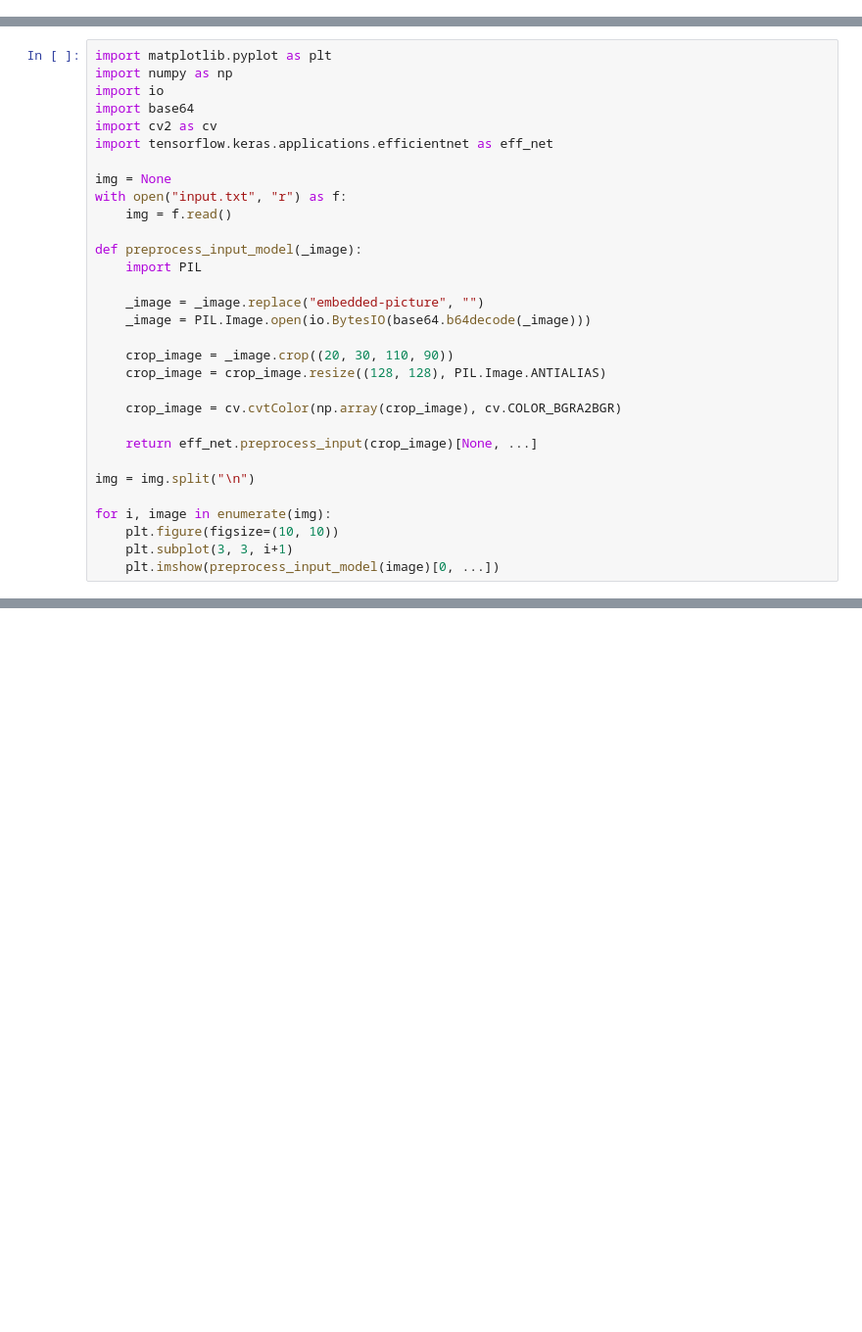
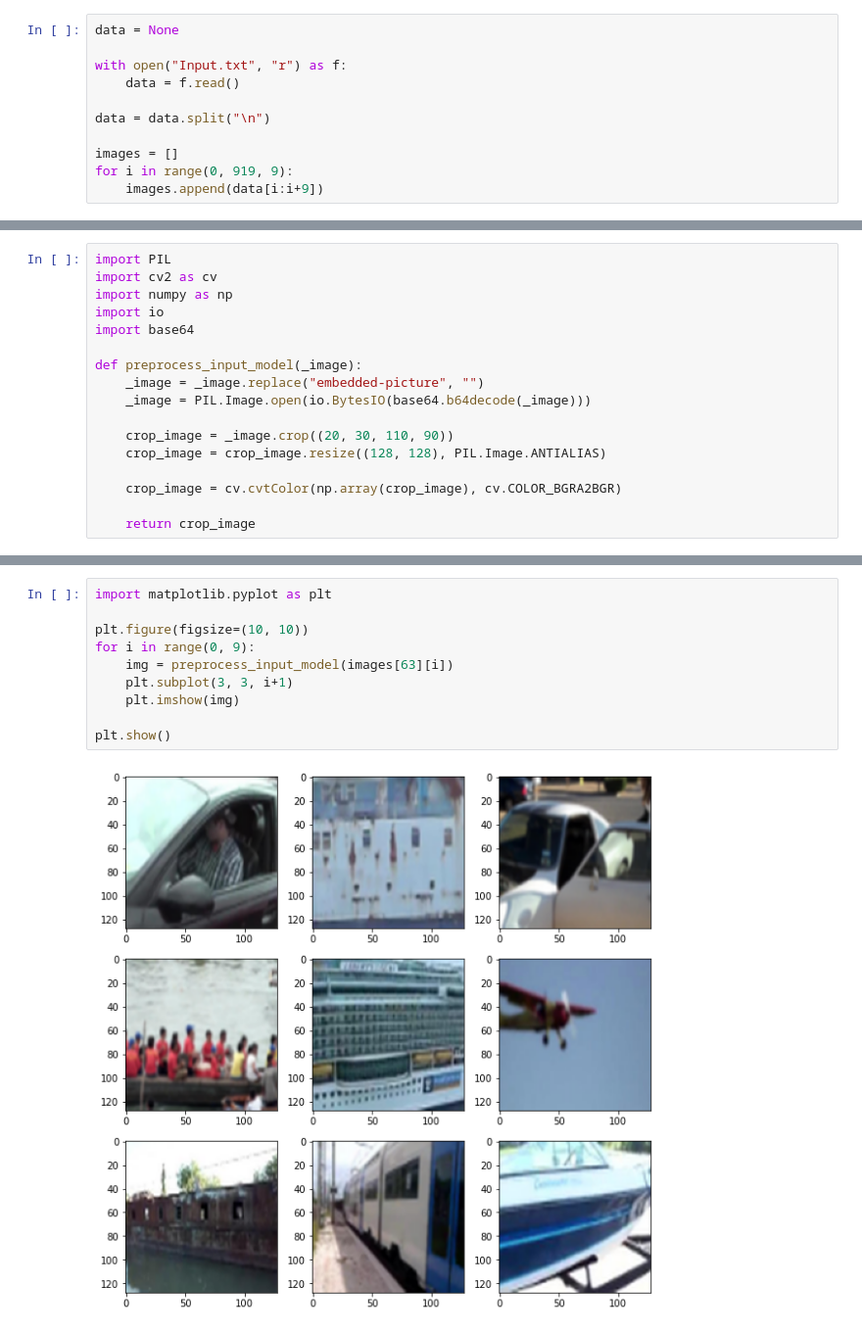
Before and after one commit to HardTile/ReCaptcher, a Jupyter notebook: Тестирование post-запросов.ipynb, the cells around one changed output, grey strips where cells are left out. Shown: that part at 98% size. Cells and saved outputs as stored; diff of their text form; blank space fills up the shorter version.

```diff
--- a/Тестирование post-запросов.ipynb
+++ b/Тестирование post-запросов.ipynb
@@ -15 +6,12 @@ print(res.get_json())
+# %%
+data = None
+
+with open("Input.txt", "r") as f:
+    data = f.read()
+
+data = data.split("\n")
+
+images = []
+for i in range(0, 919, 9):
+    images.append(data[i:i+9])
 # %%
@@ -28,18 +70,11 @@ print(response)
 # %%
-import matplotlib.pyplot as plt
+import PIL
+import cv2 as cv
 import numpy as np
 import io
 import base64
-import cv2 as cv
-import tensorflow.keras.applications.efficientnet as eff_net
-
-img = None
-with open("input.txt", "r") as f:
-    img = f.read()
 
 def preprocess_input_model(_image):
-    import PIL
-
     _image = _image.replace("embedded-picture", "")
     _image = PIL.Image.open(io.BytesIO(base64.b64decode(_image)))
 
@@ -48,11 +83,4 @@ def preprocess_input_model(_image):
 
     crop_image = cv.cvtColor(np.array(crop_image), cv.COLOR_BGRA2BGR)
 
-    return eff_net.preprocess_input(crop_image)[None, ...]
-
-img = img.split("\n")
-
-for i, image in enumerate(img):
-    plt.figure(figsize=(10, 10))
-    plt.subplot(3, 3, i+1)
-    plt.imshow(preprocess_input_model(image)[0, ...])
+    return crop_image
@@ -58,0 +92,12 @@ for i, image in enumerate(img):
+# %%
+import matplotlib.pyplot as plt
+
+plt.figure(figsize=(10, 10))
+for i in range(0, 9):
+    img = preprocess_input_model(images[63][i])
+    plt.subplot(3, 3, i+1)
+    plt.imshow(img)
+
+plt.show()
+# %% [output]
+[figure, added]
```
Also changed, not shown: parts of 8 cells of this notebook, 9 other files.
